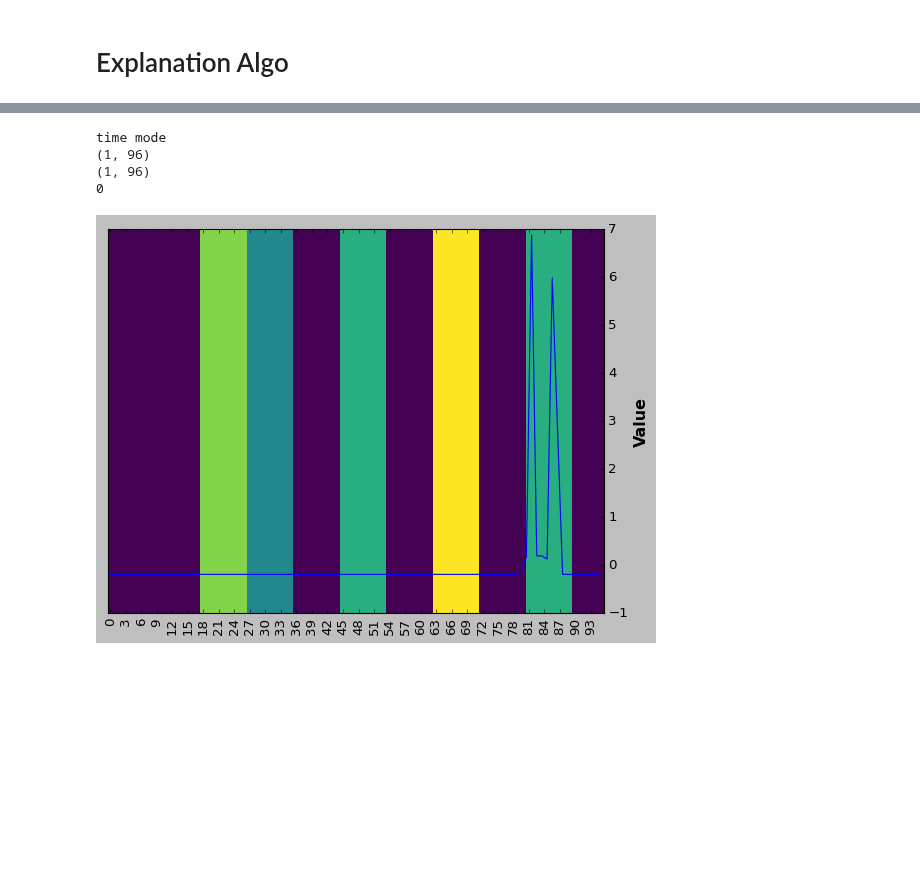
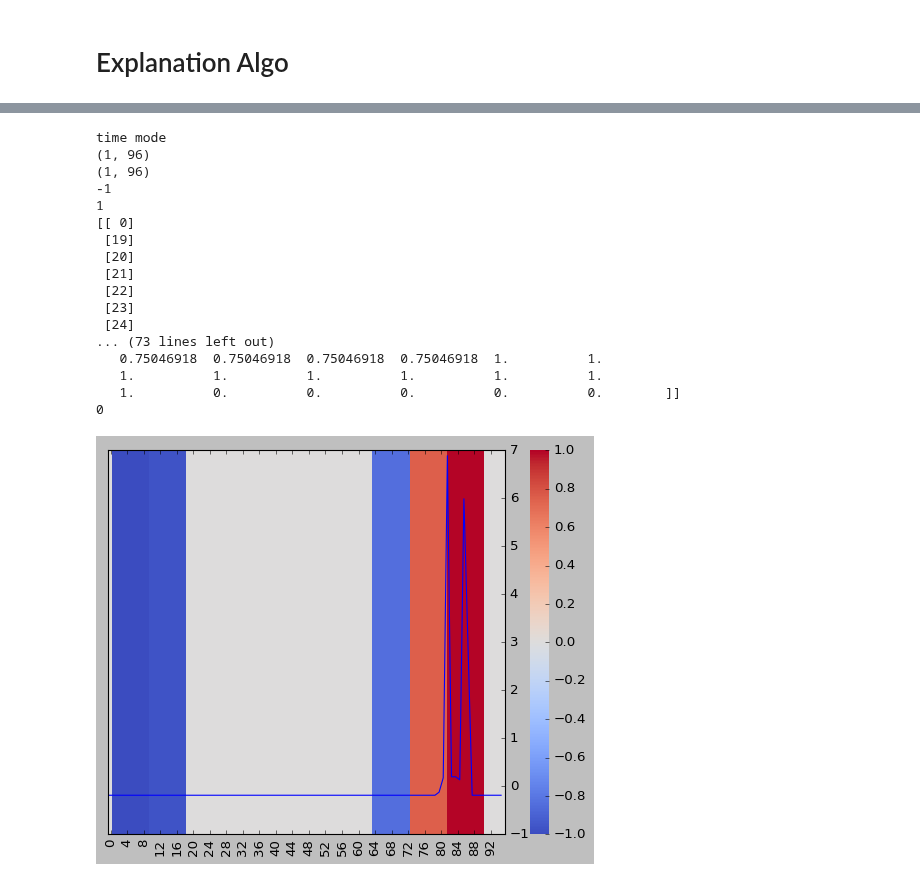
Before and after one commit to fzi-forschungszentrum-informatik/TSInterpret, a Jupyter notebook: docs/Notebooks/Leftist_tensorflow.ipynb, the cells around one changed output, grey strips where cells are left out. Drawn from its saved outputs; the diff is of its cells as text; code cells hidden in the pictures; blank space fills up the shorter version.

```diff
--- a/docs/Notebooks/Leftist_tensorflow.ipynb
+++ b/docs/Notebooks/Leftist_tensorflow.ipynb
@@ -44,5 +60,5 @@ segmentator = UniformSegmentator(nb_interpretable_feature)
 leftist = LEFTIST(model_to_explain,(test_x, test_y),mode='time',backend='TF')
 #,'straight_line',segmentator,,learning_process_name
 # %%
-explanations = leftist.explain(np.array(explained_instance),1000,explanation_size=explanation_size,transform_name='mean',learning_process_name='SHAP')
+explanations = leftist.explain(np.array(explained_instance),1000,explanation_size=explanation_size,transform_name='straight_line',learning_process_name='Lime')
 # %% [output]
@@ -55,8 +87,21 @@ explanations = leftist.explain(np.array(explained_instance),1000,explanation_siz
 # %%
-leftist.plot(np.array([explained_instance]), np.array([explanations[0]]))
+leftist.plot(np.array([explained_instance]), np.array([explanations[1]]))
 # %% [output]
 time mode
 (1, 96)
 (1, 96)
+-1
+1
+[[ 0]
+ [19]
+ [20]
+ [21]
+ [22]
+ [23]
+ [24]
+... (73 lines left out)
+   0.75046918  0.75046918  0.75046918  0.75046918  1.          1.
+   1.          1.          1.          1.          1.          1.
+   1.          0.          0.          0.          0.          0.        ]]
 0
-[figure, old version]
+[figure, new version]
```
Also changed, not shown: parts of 3 cells of this notebook, 8 other files.
